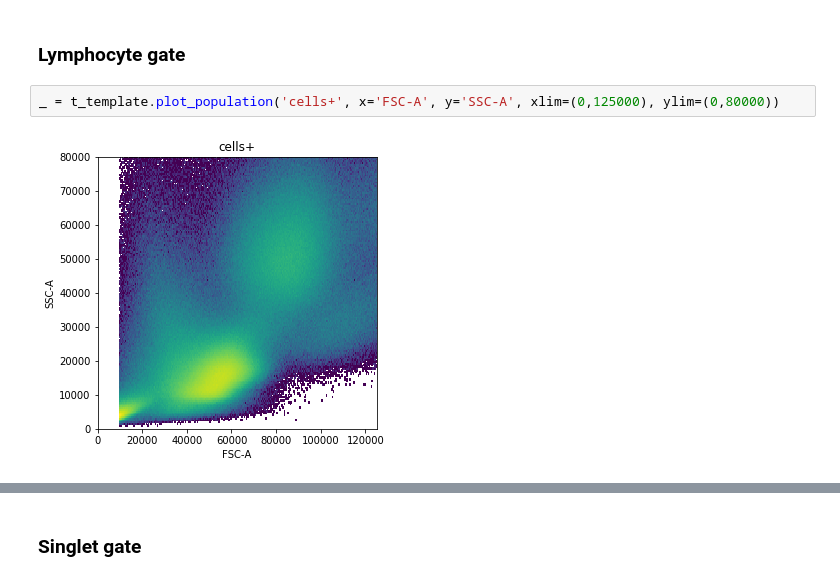
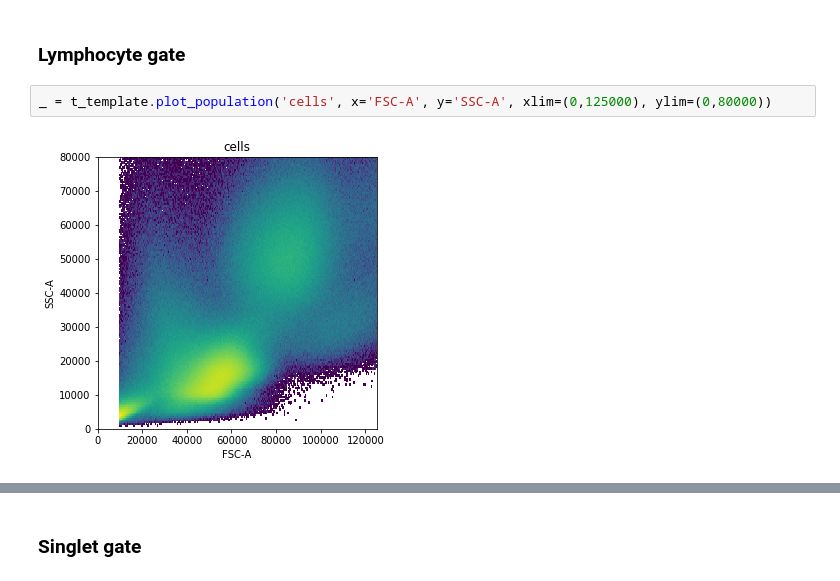
Before and after one commit to burtonrj/CytoPy, a Jupyter notebook: GatingExp_FMOKnn.ipynb, the cells around one changed output, grey strips where cells are left out. Saved outputs shown, nothing was run; the diff lists cells and outputs as text.

Commit message:
Fixed plotting error

```diff
--- a/GatingExp_FMOKnn.ipynb
+++ b/GatingExp_FMOKnn.ipynb
@@ -42,8 +43,8 @@ t_template.apply('cells')
 # %% [markdown]
 <h3>Lymphocyte gate</h3>
 # %%
-_ = t_template.plot_population('cells+', x='FSC-A', y='SSC-A', xlim=(0,125000), ylim=(0,80000))
+_ = t_template.plot_population('cells', x='FSC-A', y='SSC-A', xlim=(0,125000), ylim=(0,80000))
 # %% [output]
-[figure, old version]
+[figure, new version]
 # %%
 kwargs=dict(target=(50000,15000), k=4)
```
Also changed, not shown: parts of 32 cells of this notebook, 4 other files.
